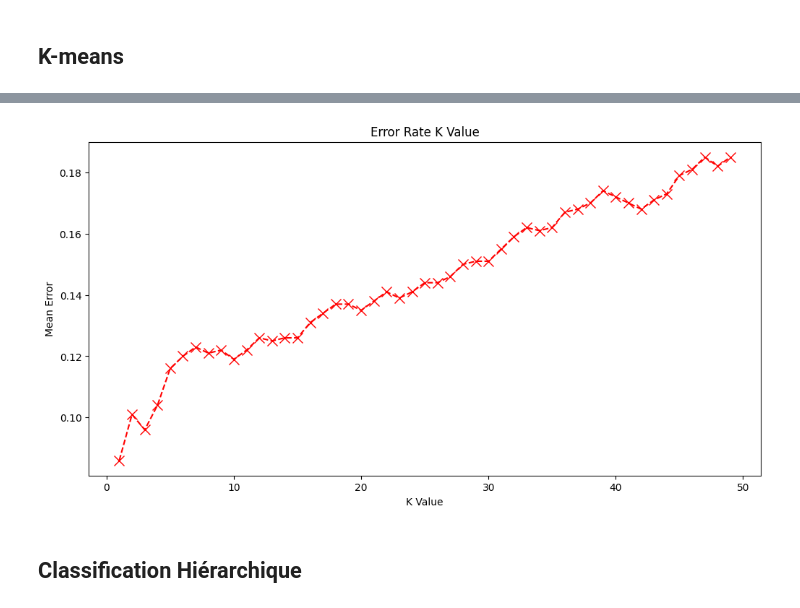
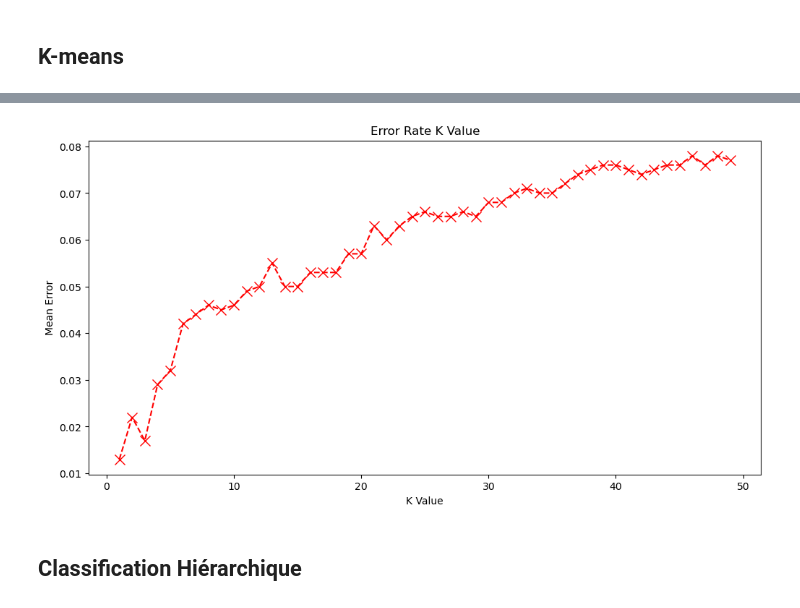
Before and after one commit to OussamaELGUERRAOUI/Classification-du-rythme-cardiaque-issu-d-ECG, a Jupyter notebook: Projet_ECG_Etudiant.ipynb, the cells around one changed output, grey strips where cells are left out. Drawn from its saved outputs; the diff is of its cells as text; code cells hidden in the pictures.

```diff
--- a/Projet_ECG_Etudiant.ipynb
+++ b/Projet_ECG_Etudiant.ipynb
@@ -253,10 +245,10 @@ import matplotlib.pyplot as plt
 
 # Entraînement du modèle Random Forest
 model_rf = RandomForestClassifier(n_estimators=100, random_state=42)
-model_rf.fit(DataFeatureApp, LabelF_train)
+model_rf.fit(DataECGApp, LabelF_train)
 
 # Prédictions
-y_pred_rf = model_rf.predict(DataFeatureTest)
+y_pred_rf = model_rf.predict(DataECGTest)
 
 # Calcul de la matrice de confusion
 conf_matrix_rf = confusion_matrix(LabelF_test, y_pred_rf)
@@ -473,23 +465,23 @@ Accuracy avec K-means:  0.403
 # %%
 from sklearn.neighbors import KNeighborsClassifier
 error = []
 # Calcul de l'erreur pour k de 1 à 50
 for i in range(1, 50):
     knn = KNeighborsClassifier(n_neighbors=i)
-    knn.fit(DataFeatureApp, LabelF_train)
-    pred_i = knn.predict(DataFeatureTest)
+    knn.fit(DataECGApp, LabelF_train)
+    pred_i = knn.predict(DataECGTest)
     error.append(np.mean(pred_i != LabelF_test))
 
 # Plot l'erreur moyenne en fonction de l'hyperparametre k
 plt.figure(figsize=(12, 6))
 plt.plot(range(1, 50), error, color='red', linestyle='dashed', marker='x',
          markerfacecolor='blue', markersize=10)
 plt.title('Error Rate K Value')
 plt.xlabel('K Value')
 plt.ylabel('Mean Error')
 plt.show()
 # %% [output]
-[figure, old version]
+[figure, new version]
 # %% [markdown]
 ##  Classification Hiérarchique
 # %%
```
Also changed, not shown: parts of 27 cells of this notebook.
